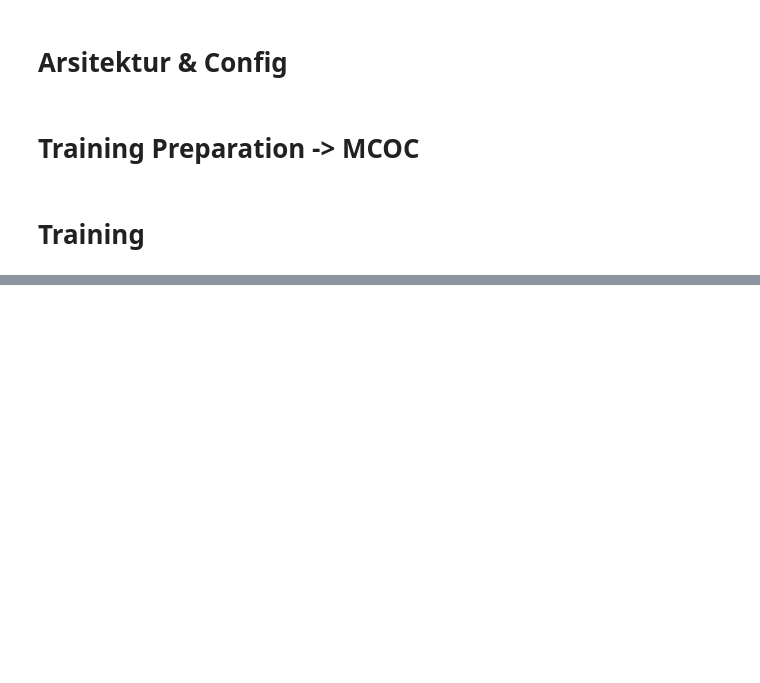
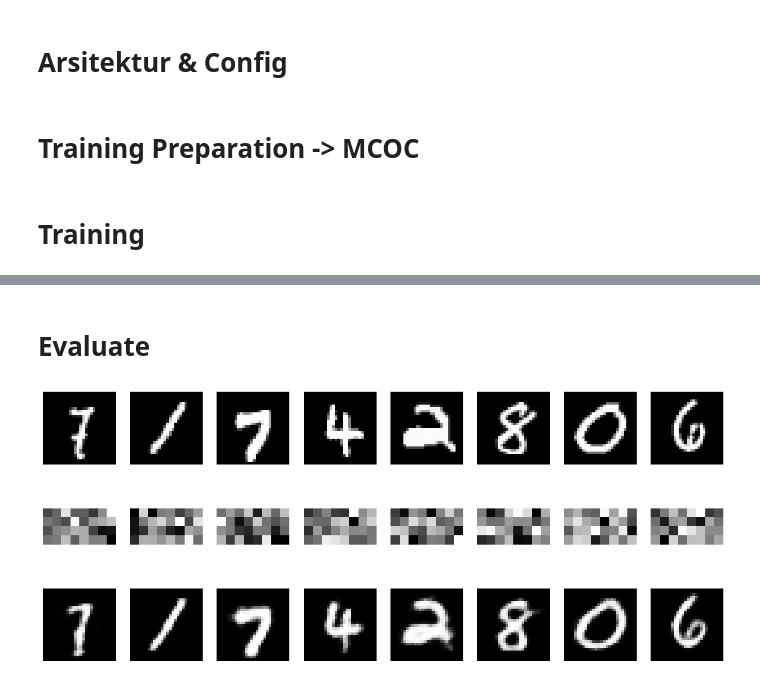
Before and after one commit to HekalMaulana/unsupervised_learning_JCOPML, a Jupyter notebook: 19 - Deep Unsupervised Learning/01 - Autoencoder/Part 1 - AutoEncoder.ipynb, the cells around one changed output, grey strips where cells are left out. Cells and saved outputs as stored; diff of their text form; code cells hidden in the pictures; blank space fills up the shorter version.

Commit message:
Auto Encoder Training

```diff
--- a/19 - Deep Unsupervised Learning/01 - Autoencoder/Part 1 - AutoEncoder.ipynb
+++ b/19 - Deep Unsupervised Learning/01 - Autoencoder/Part 1 - AutoEncoder.ipynb
@@ -33,4 +55,14 @@ testloader = DataLoader(test_set, batch_size=bs, shuffle=True)
+# %%
+config = set_config ({
+    "z_size": 32,
+    "batch_size": bs
+})
 # %% [markdown]
 # Training Preparation -> MCOC
+# %%
+model = AutoEncoder(config.z_size).to(device)
+criterion = nn.BCELoss()
+optimizer = optim.AdamW(model.parameters(), lr=0.001)
+callback = Callback(model, config, outdir="model/ae")
 # %% [markdown]
 # Training
@@ -36,0 +139,25 @@ testloader = DataLoader(test_set, batch_size=bs, shuffle=True)
+# %% [markdown]
+# Evaluate
+# %%
+feature, target = next(iter(testloader))
+feature = feature.view(-1, 784).to(device)
+# %%
+with torch.no_grad():
+    model.eval()
+
+    enc = model.encode(feature)
+    dec = model.decode(enc)
+
+fig, ax = plt.subplots(3, 8, figsize=(17, 7))
+
+for i in range(8):
+    ax[0, i].imshow(feature[i].view(28, 28).cpu(), cmap="gray")
+    ax[0, i].axis("off")
+
+    ax[1, i].imshow(enc[i].view(4, 8).cpu(), cmap="gray")
+    ax[1, i].axis("off")
+
+    ax[2, i].imshow(dec[i].view(28, 28).cpu(), cmap="gray")
+    ax[2, i].axis("off")
+# %% [output]
+[figure, added]
```
Also changed, not shown: parts of 6 cells of this notebook, 3 other files.
